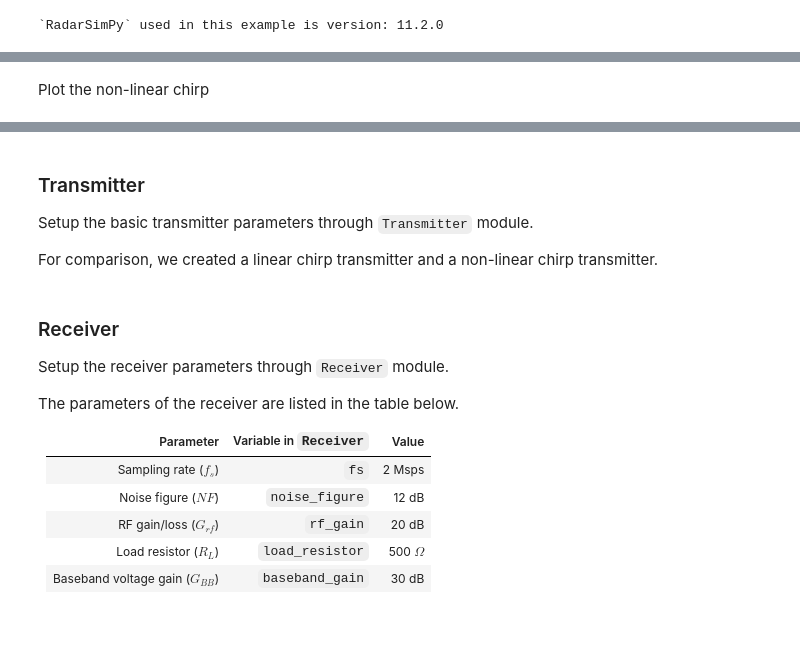
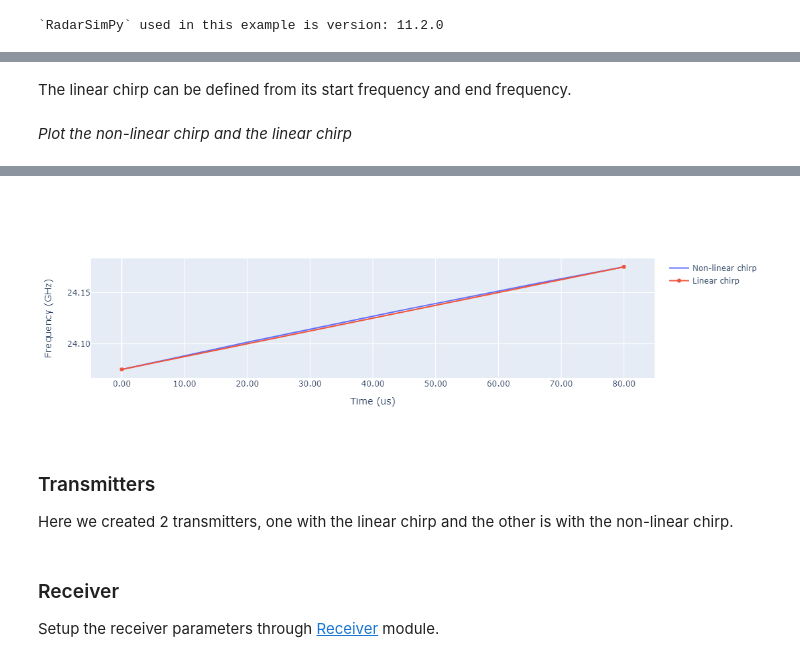
Before and after one commit to radarsimx/radarsimnb, a Jupyter notebook: notebooks/arbitrary_waveform.ipynb, the cells around one changed output, grey strips where cells are left out. Cells and saved outputs as stored; diff of their text form; code cells hidden in the pictures; blank space fills up the shorter version.

```diff
--- a/notebooks/arbitrary_waveform.ipynb
+++ b/notebooks/arbitrary_waveform.ipynb
@@ -55,33 +58,30 @@ freq_nonlinear = np.array([
     2.41684550e+10, 2.41693949e+10, 2.41703331e+10, 2.41712698e+10,
     2.41722048e+10, 2.41731381e+10, 2.41740699e+10, 2.41750000e+10])
 t_nonlinear = np.linspace(0, 80e-6, 100)
+# %% [markdown]
+The linear chirp can be defined from its start frequency and end frequency.
+# %%
+freq_linear = np.array([24.125e9-50e6, 24.125e9+50e6])
+t_linear = np.array([0, 80e-6])
 # %% [markdown]
-Plot the non-linear chirp
+_Plot the non-linear chirp and the linear chirp_
 # %%
 import plotly.graph_objs as go
-from IPython.display import SVG, display
 
 fig = go.Figure()
-
 fig.add_trace(go.Scatter(
-    x=np.linspace(0, 80e-6, 100)*1e6,
+    x=t_nonlinear*1e6,
     y=freq_nonlinear/1e9,
     name='Non-linear chirp',
 ))
-
 fig.add_trace(go.Scatter(
-    x=np.array([0, 80e-6])*1e6,
-    y=np.array([24.125e9-50e6, 24.125e9+50e6])/1e9,
+    x=t_linear*1e6,
+    y=freq_linear/1e9,
     name='Linear chirp',
 ))
-
 fig.update_layout(
-    template="seaborn",
     yaxis=dict(tickformat='.2f', title='Frequency (GHz)'),
     xaxis=dict(tickformat='.2f', title='Time (us)'),
 )
-
-# fig.show()
-# fig.write_image('arb_wavefrom.svg', height=400, width=600)
-display(SVG(fig.to_image(format='svg', scale=1)))
+fig.show()
 # %% [output]
@@ -89,7 +89,6 @@ display(SVG(fig.to_image(format='svg', scale=1)))
+[figure, added]
-# %% [markdown]
-### Transmitter
-
-Setup the basic transmitter parameters through `Transmitter` module.
-
-For comparison, we created a linear chirp transmitter and a non-linear chirp transmitter.
+# %% [markdown]
+### Transmitters
+
+Here we created 2 transmitters, one with the linear chirp and the other is with the non-linear chirp.
 # %%
@@ -115,15 +112,5 @@ tx_linear = Transmitter(f=[24.125e9-50e6, 24.125e9+50e6],
-# %% [markdown]
-### Receiver
-
-Setup the receiver parameters through `Receiver` module.
-
-The parameters of the receiver are listed in the table below.
-
-| Parameter                        | Variable in `Receiver` | Value        |
-| -------------------------------- | ---------------------- | ------------ |
-| Sampling rate ($f_s$)            | `fs`                   | 2 Msps       |
-| Noise figure ($NF$)              | `noise_figure`         | 12 dB        |
-| RF gain/loss ($G_{rf}$)          | `rf_gain`              | 20 dB        |
-| Load resistor ($R_L$)            | `load_resistor`        | 500 $\Omega$ |
-| Baseband voltage gain ($G_{BB}$) | `baseband_gain`        | 30 dB        |
+# %% [markdown]
+### Receiver
+
+Setup the receiver parameters through [Receiver](https://radarsimx.github.io/radarsimpy/radar.html#radarsimpy-receiver) module.
 # %%
```
Also changed, not shown: parts of 18 cells of this notebook.
